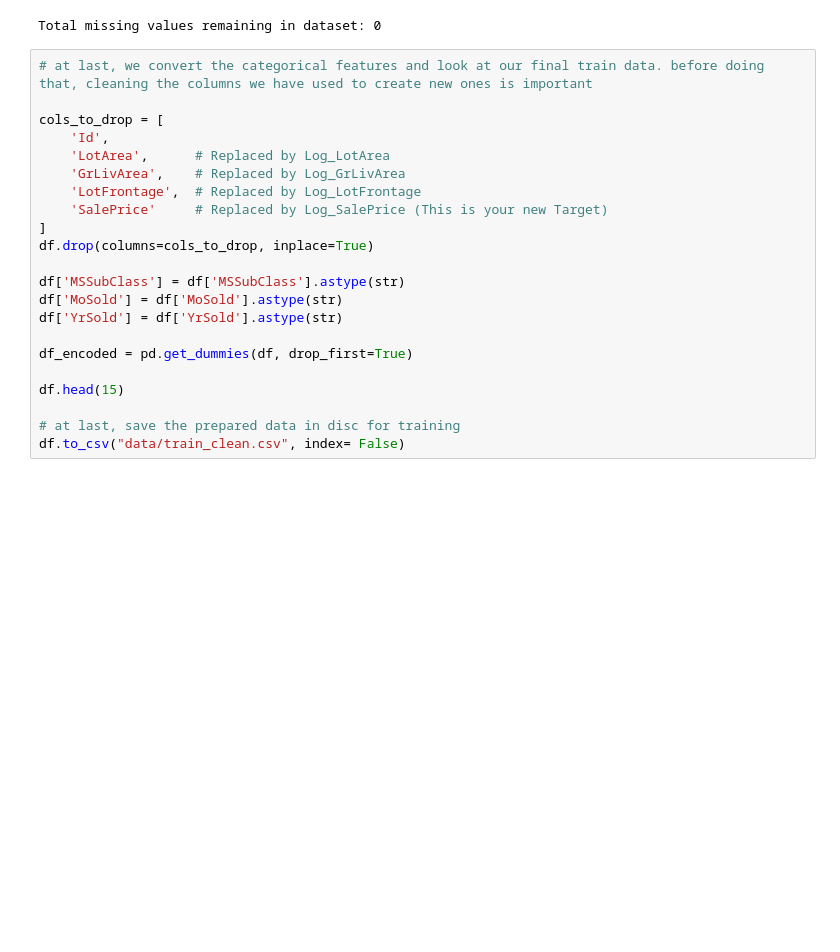
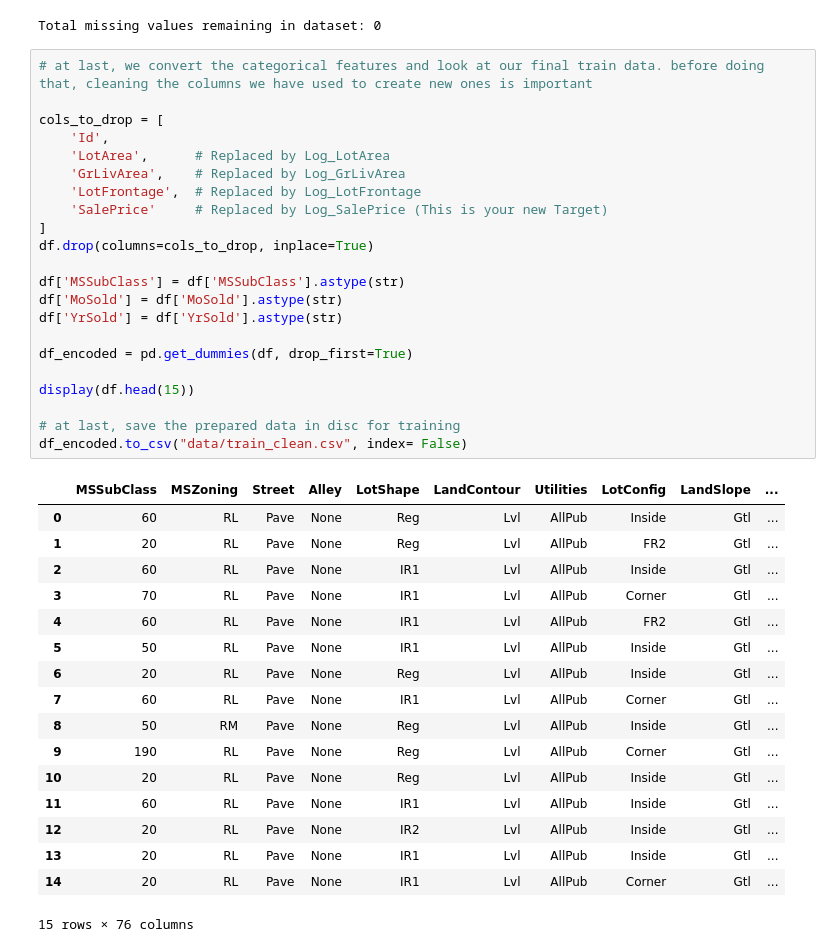
Before and after one commit to Kabir5296/HousingPrices-DS675-Project, a Jupyter notebook: EDA.ipynb, the cells around one changed output. Drawn from its saved outputs; the diff is of its cells as text; blank space fills up the shorter version.

```diff
--- a/EDA.ipynb
+++ b/EDA.ipynb
@@ -354,22 +354,40 @@ Total missing values remaining in dataset: 0
 # %%
 # at last, we convert the categorical features and look at our final train data. before doing that, cleaning the columns we have used to create new ones is important
 
 cols_to_drop = [
     'Id',
     'LotArea',      # Replaced by Log_LotArea
     'GrLivArea',    # Replaced by Log_GrLivArea
     'LotFrontage',  # Replaced by Log_LotFrontage
     'SalePrice'     # Replaced by Log_SalePrice (This is your new Target)
 ]
 df.drop(columns=cols_to_drop, inplace=True)
 
 df['MSSubClass'] = df['MSSubClass'].astype(str)
 df['MoSold'] = df['MoSold'].astype(str)
 df['YrSold'] = df['YrSold'].astype(str)
 
 df_encoded = pd.get_dummies(df, drop_first=True)
 
-df.head(15)
+display(df.head(15))
 
 # at last, save the prepared data in disc for training
-df.to_csv("data/train_clean.csv", index= False)
+df_encoded.to_csv("data/train_clean.csv", index= False)
+# %% [output]
+|  | MSSubClass | MSZoning | Street | Alley | LotShape | LandContour | Utilities | LotConfig | LandSlope | ... |
+| 0 | 60 | RL | Pave | None | Reg | Lvl | AllPub | Inside | Gtl | ... |
+| 1 | 20 | RL | Pave | None | Reg | Lvl | AllPub | FR2 | Gtl | ... |
+| 2 | 60 | RL | Pave | None | IR1 | Lvl | AllPub | Inside | Gtl | ... |
+| 3 | 70 | RL | Pave | None | IR1 | Lvl | AllPub | Corner | Gtl | ... |
+| 4 | 60 | RL | Pave | None | IR1 | Lvl | AllPub | FR2 | Gtl | ... |
+| 5 | 50 | RL | Pave | None | IR1 | Lvl | AllPub | Inside | Gtl | ... |
+| 6 | 20 | RL | Pave | None | Reg | Lvl | AllPub | Inside | Gtl | ... |
+| 7 | 60 | RL | Pave | None | IR1 | Lvl | AllPub | Corner | Gtl | ... |
+| 8 | 50 | RM | Pave | None | Reg | Lvl | AllPub | Inside | Gtl | ... |
+| 9 | 190 | RL | Pave | None | Reg | Lvl | AllPub | Corner | Gtl | ... |
+| 10 | 20 | RL | Pave | None | Reg | Lvl | AllPub | Inside | Gtl | ... |
+| 11 | 60 | RL | Pave | None | IR1 | Lvl | AllPub | Inside | Gtl | ... |
+| 12 | 20 | RL | Pave | None | IR2 | Lvl | AllPub | Inside | Gtl | ... |
+| 13 | 20 | RL | Pave | None | IR1 | Lvl | AllPub | Inside | Gtl | ... |
+| 14 | 20 | RL | Pave | None | IR1 | Lvl | AllPub | Corner | Gtl | ... |
+15 rows × 76 columns
```
Also changed, not shown: 3 other files.
